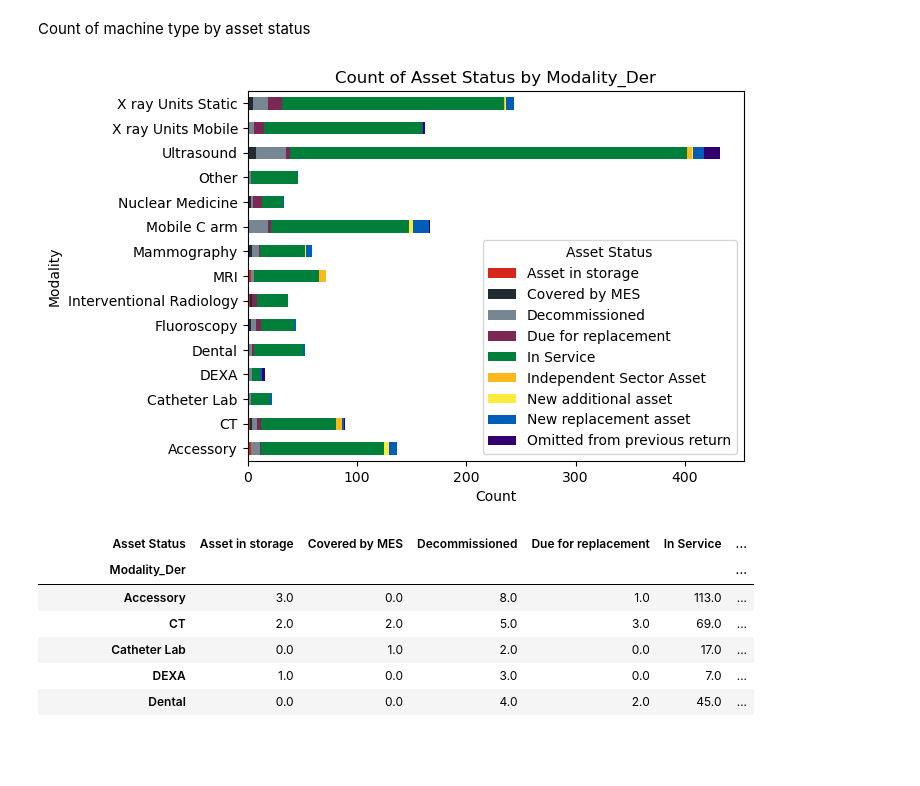
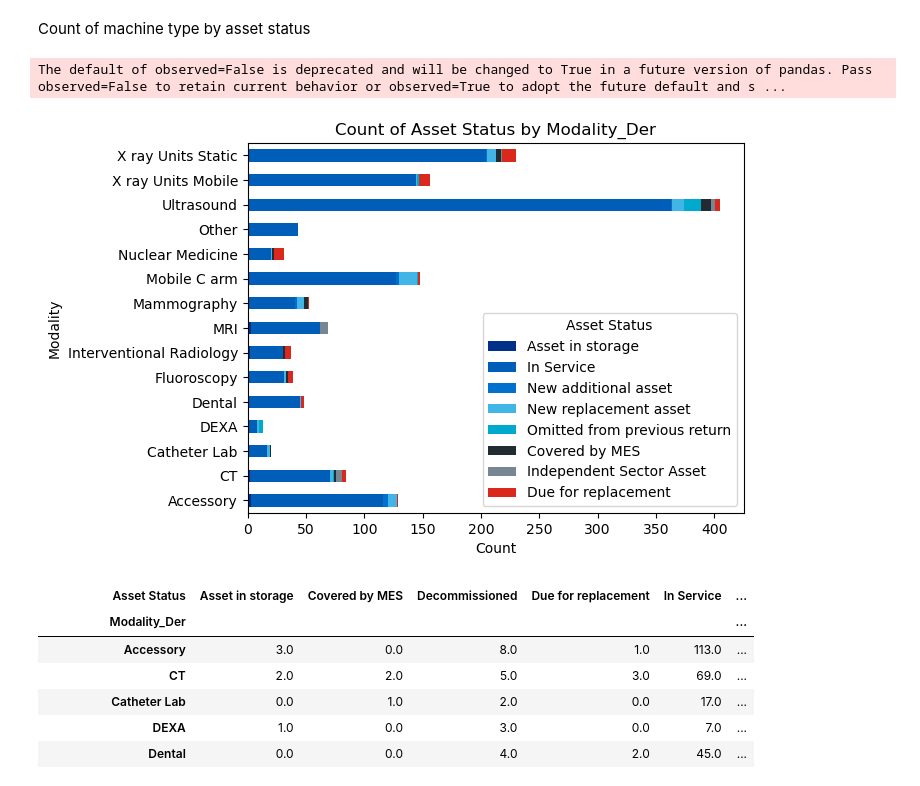
Before and after one commit to martindata999/imaging-assets-replacement, a Jupyter notebook: imaging-asset-replacement.ipynb, the cells around one changed output. Saved outputs shown, nothing was run; the diff lists cells and outputs as text; code cells hidden in the pictures; blank space fills up the shorter version.

Commit message:
Amended hbar chart colours, order, and removed decommissioned

```diff
--- a/imaging-asset-replacement.ipynb
+++ b/imaging-asset-replacement.ipynb
@@ -139,31 +139,49 @@ df.head()
 # %% [markdown]
 Count of machine type by asset status
 # %%
+# Remove 'decommissioned'
+count_data = df[df['Asset Status'] != "Decommissioned"]
+
 # Count the occurrences
-count_data = df.groupby(['Modality_Der', 'Asset Status']).size().unstack().fillna(0)
+count_data = count_data.groupby(['Modality_Der', 'Asset Status']).size().unstack().fillna(0)
 
 # NHS colour palette dictionary
 nhs_colours = {
-    'Asset in storage': '#d5281b', # warm yellow
+    'Asset in storage': '#003087', # NHS Dark Blue
     'Covered by MES': '#212b32', # black
-    'Decommissioned': '#768692', # grey 1
-    'Due for replacement': '#7C2855', # red
-    'In Service': '#007f3b', # blue
-    'Independent Sector Asset': '#ffb81C', # yellow
-    'New additional asset': '#ffeb3b', # green
-    'New replacement asset': '#005eb8', # yellow
-    'Omitted from previous return': '#330072' # purple
+    # 'Decommissioned': '#768692', # grey 1  ## no longer needed
+    'Due for replacement': '#DA291C', # red
+    'In Service': '#005EB8', # NHS Blue
+    'Independent Sector Asset': '#768692', # grey 1
+    'New additional asset': '#0072CE', # NHS Bright Blue
+    'New replacement asset': '#41B6E6', # NHS Light Blue
+    'Omitted from previous return': '#00A9CE' # NHS Aqua Blue
 }
+
+# Desired order of 'Asset Status'
+desired_order = ['Asset in storage',
+                 'In Service',
+                 'New additional asset',
+                 'New replacement asset',
+                 'Omitted from previous return',
+                 'Covered by MES',
+                 'Independent Sector Asset',
+                 'Due for replacement'
+                ]
+
+# Reindex the DataFrame to match the desired order
+count_data = count_data.reindex(columns=desired_order)
 
 # Plotting
 count_data.plot(kind='barh', stacked=True, color=[nhs_colours[col] for col in count_data.columns])
 plt.title('Count of Asset Status by Modality_Der')
 plt.xlabel('Count')
 plt.ylabel('Modality')
 plt.legend(title='Asset Status')
 plt.show()
 # %% [output]
+The default of observed=False is deprecated and will be changed to True in a future version of pandas. Pass observed=False to retain current behavior or observed=True to adopt the future default and s ...
-[figure, old version]
+[figure, new version]
 # %%
 count_data
 # %% [output]
```
